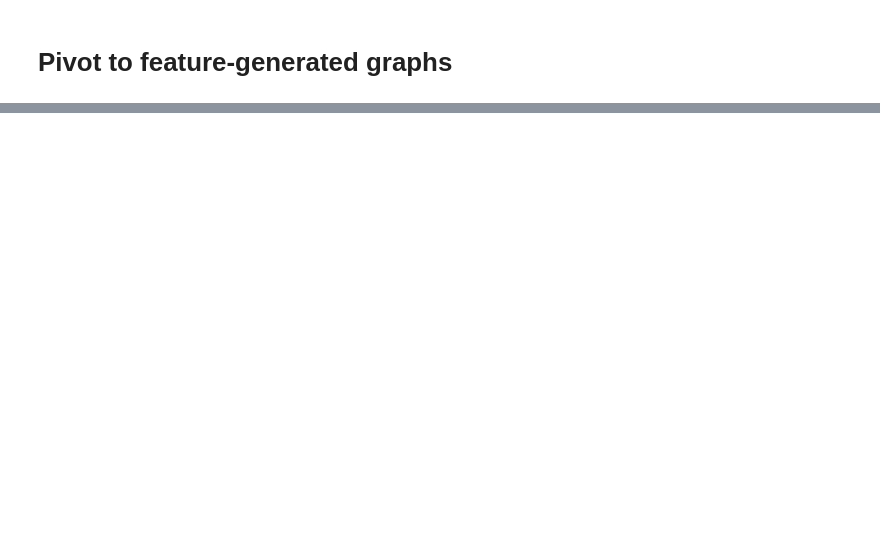
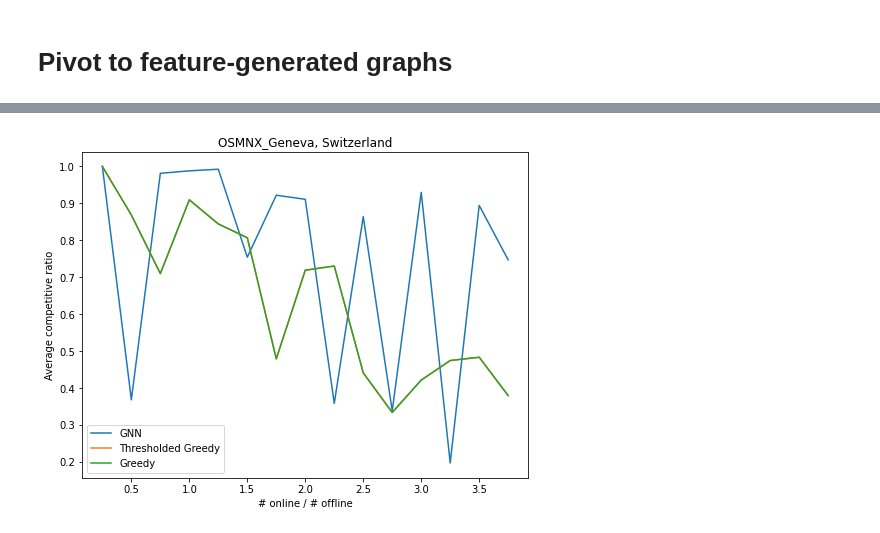
Before and after one commit to anders-wikum/GNN-OBM, a Jupyter notebook: notebooks/base_learner.ipynb, the cells around one changed output, grey strips where cells are left out. Cells and saved outputs as stored; diff of their text form; code cells hidden in the pictures; blank space fills up the shorter version.

Commit message:
Add thresholded greedy baseline

```diff
--- a/notebooks/base_learner.ipynb
+++ b/notebooks/base_learner.ipynb
@@ -148,5 +177,17 @@ Greedy: 0.9943
 # %% [markdown]
 # Pivot to feature-generated graphs
+# %%
+def get_location_graph(city):
+	location_graph = ox.graph_from_place(city, network_type="drive")
+	location_graph = ox.speed.add_edge_speeds(location_graph)
+	location_graph = ox.speed.add_edge_travel_times(location_graph)
+	return {'location_graph': location_graph, 'city': city}
+# %%
+piedmont = get_location_graph("Piedmont, California, USA")
+# san_francisco = get_location_graph("San Francisco, California, USA")
+# founex = get_location_graph("Founex, Switzerland")
+carmel = get_location_graph("Carmel, Indiana, USA")
+geneva = get_location_graph("Geneva, Switzerland")
 # %%
 args = {
     'processor':         'GENConv',
@@ -459,3 +638,30 @@ for graph_config in graph_configs:
+# %%
+import matplotlib.pyplot as plt
+ratios = [x/y for (x,y) in node_configs]
+for city, comp_ratios in data.items():
+    greedy_avg_ratios = []
+    thresholded_greedy_avg_ratios = []
+    gnn_avg_ratios = []
+
+
+    for trial_ratios in comp_ratios:
+        gnn_avg_ratios.append(np.array(trial_ratios[0]).mean())
+        thresholded_greedy_avg_ratios.append(np.array(trial_ratios[1]).mean())
+        greedy_avg_ratios.append(np.array(trial_ratios[2]).mean())
+
+    title = f"OSMNX_{city}"
+    fig = plt.figure(figsize=(8,6))
+    plt.title(title)
+    plt.plot(ratios, gnn_avg_ratios, label='GNN')
+    plt.plot(ratios, thresholded_greedy_avg_ratios, label='Thresholded Greedy')
+    plt.plot(ratios, greedy_avg_ratios, label='Greedy')
+    plt.xlabel('# online / # offline')
+    plt.ylabel('Average competitive ratio')
+    plt.legend()
+    plt.savefig(f"data/{title}.png")
+    plt.show()
+# %% [output]
+[figure, added]
 # %%
 import matplotlib.pyplot as plt
 ratios = [x/y for (x,y) in node_configs]
```
Also changed, not shown: parts of 17 cells of this notebook, 5 other files.
